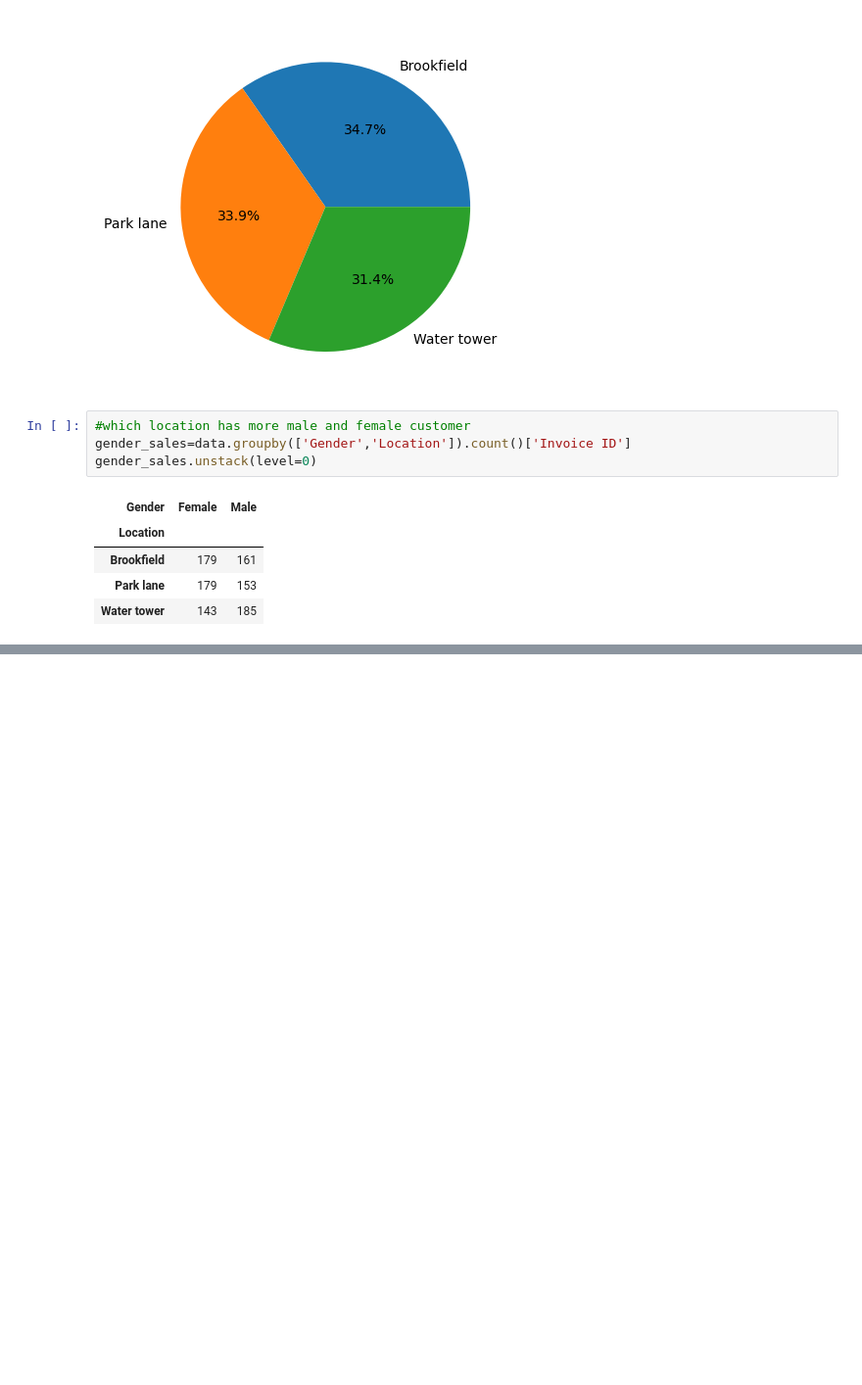
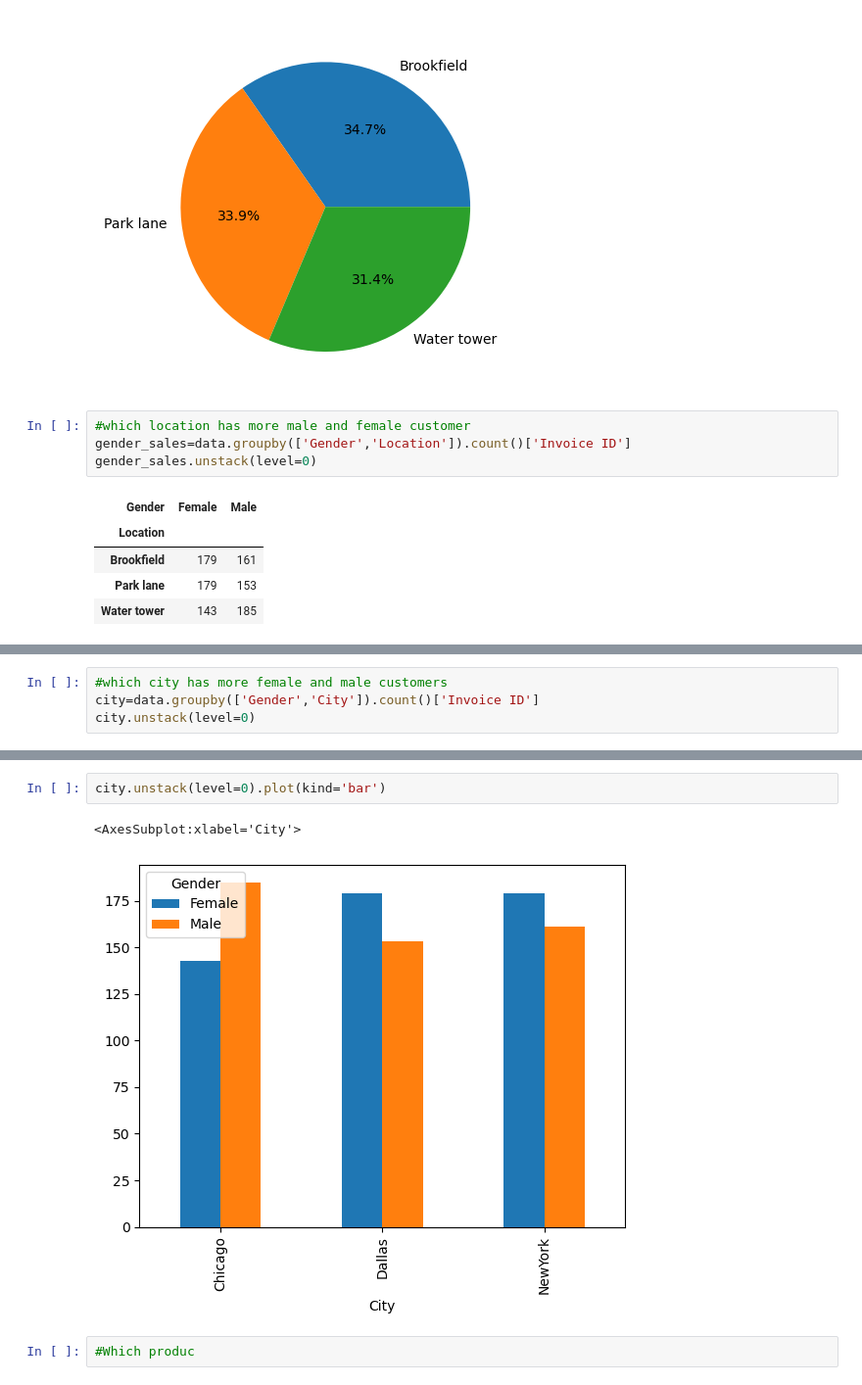
Before and after one commit to Joshi-kv/Sales_Analysis, a Jupyter notebook: supermarket_sales_analysis.ipynb, the cells around one changed output, grey strips where cells are left out. Shown at 98% size. Drawn from its saved outputs; the diff is of its cells as text; blank space fills up the shorter version.

```diff
--- a/supermarket_sales_analysis.ipynb
+++ b/supermarket_sales_analysis.ipynb
@@ -252,0 +250,4 @@ city=data.groupby(['Gender','City']).count()['Invooice ID']
+# %%
+#which city has more female and male customers
+city=data.groupby(['Gender','City']).count()['Invoice ID']
+city.unstack(level=0)
@@ -252,0 +260,7 @@ city=data.groupby(['Gender','City']).count()['Invooice ID']
+# %%
+city.unstack(level=0).plot(kind='bar')
+# %% [output]
+<AxesSubplot:xlabel='City'>
+[figure, added]
+# %%
+#Which produc
```
Also changed, not shown: parts of 18 cells of this notebook.
